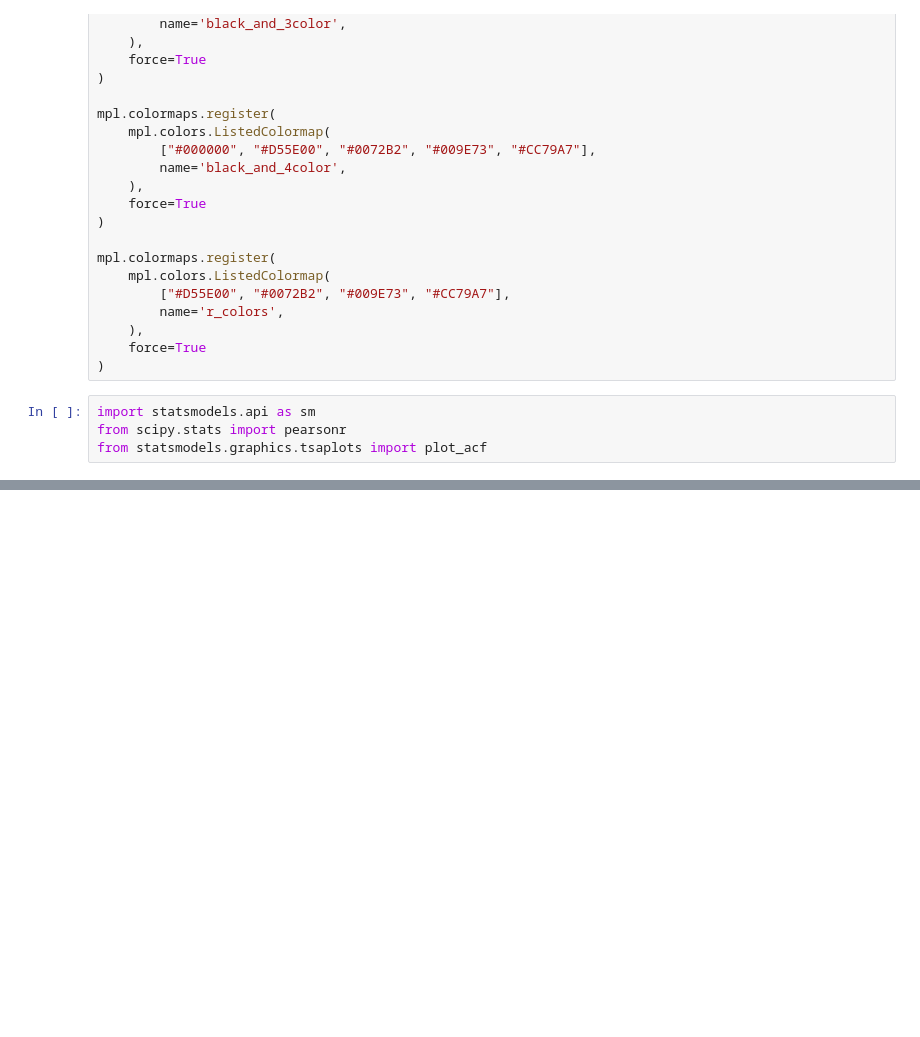
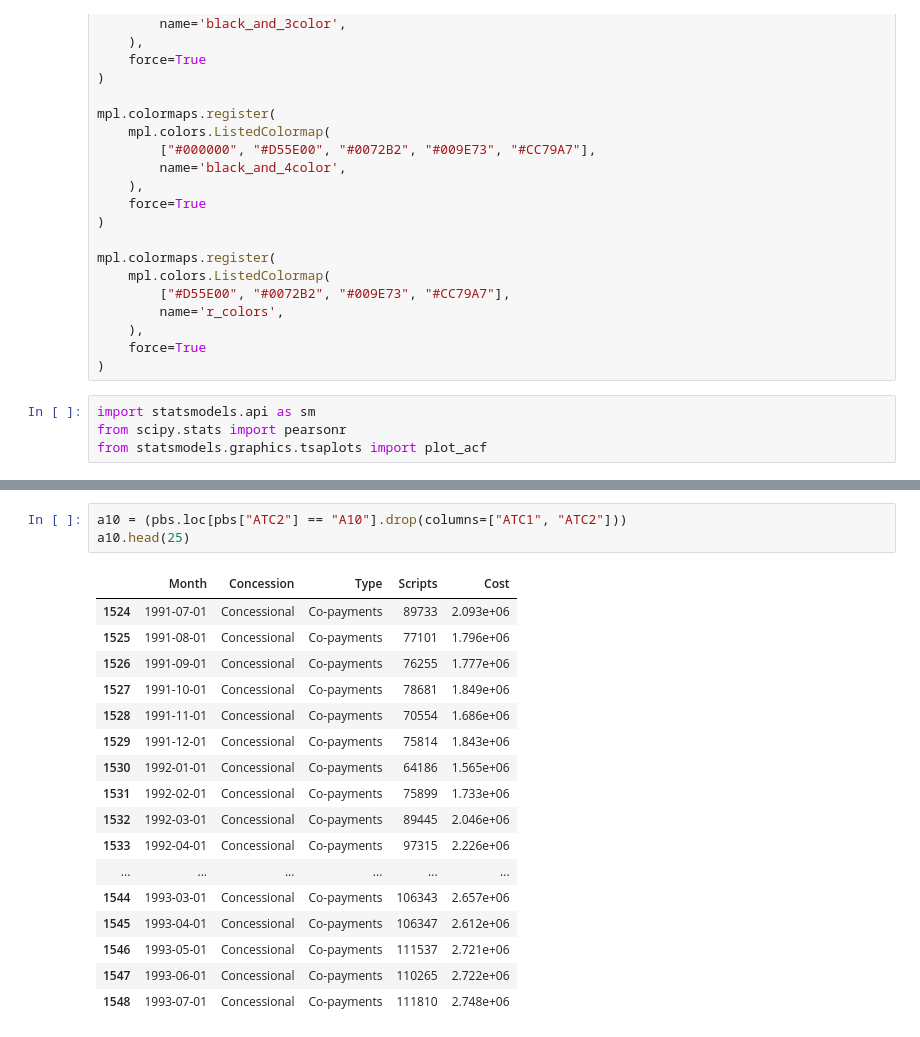
Before and after one commit to JulioGar23/TSF-MCC-Itcg, a Jupyter notebook: Class_Scripts/tsf_graph01.ipynb, the cells around one changed output, grey strips where cells are left out. Saved outputs shown, nothing was run; the diff lists cells and outputs as text; blank space fills up the shorter version.

```diff
--- a/Class_Scripts/tsf_graph01.ipynb
+++ b/Class_Scripts/tsf_graph01.ipynb
@@ -240,0 +266,21 @@ df
+# %%
+a10 = (pbs.loc[pbs["ATC2"] == "A10"].drop(columns=["ATC1", "ATC2"]))
+a10.head(25)
+# %% [output]
+|  | Month | Concession | Type | Scripts | Cost |
+| 1524 | 1991-07-01 | Concessional | Co-payments | 89733 | 2.093e+06 |
+| 1525 | 1991-08-01 | Concessional | Co-payments | 77101 | 1.796e+06 |
+| 1526 | 1991-09-01 | Concessional | Co-payments | 76255 | 1.777e+06 |
+| 1527 | 1991-10-01 | Concessional | Co-payments | 78681 | 1.849e+06 |
+| 1528 | 1991-11-01 | Concessional | Co-payments | 70554 | 1.686e+06 |
+| 1529 | 1991-12-01 | Concessional | Co-payments | 75814 | 1.843e+06 |
+| 1530 | 1992-01-01 | Concessional | Co-payments | 64186 | 1.565e+06 |
+| 1531 | 1992-02-01 | Concessional | Co-payments | 75899 | 1.733e+06 |
+| 1532 | 1992-03-01 | Concessional | Co-payments | 89445 | 2.046e+06 |
+| 1533 | 1992-04-01 | Concessional | Co-payments | 97315 | 2.226e+06 |
+| ... | ... | ... | ... | ... | ... |
+| 1544 | 1993-03-01 | Concessional | Co-payments | 106343 | 2.657e+06 |
+| 1545 | 1993-04-01 | Concessional | Co-payments | 106347 | 2.612e+06 |
+| 1546 | 1993-05-01 | Concessional | Co-payments | 111537 | 2.721e+06 |
+| 1547 | 1993-06-01 | Concessional | Co-payments | 110265 | 2.722e+06 |
+| 1548 | 1993-07-01 | Concessional | Co-payments | 111810 | 2.748e+06 |
```
Also changed, not shown: parts of 26 cells of this notebook, 7 other files.
